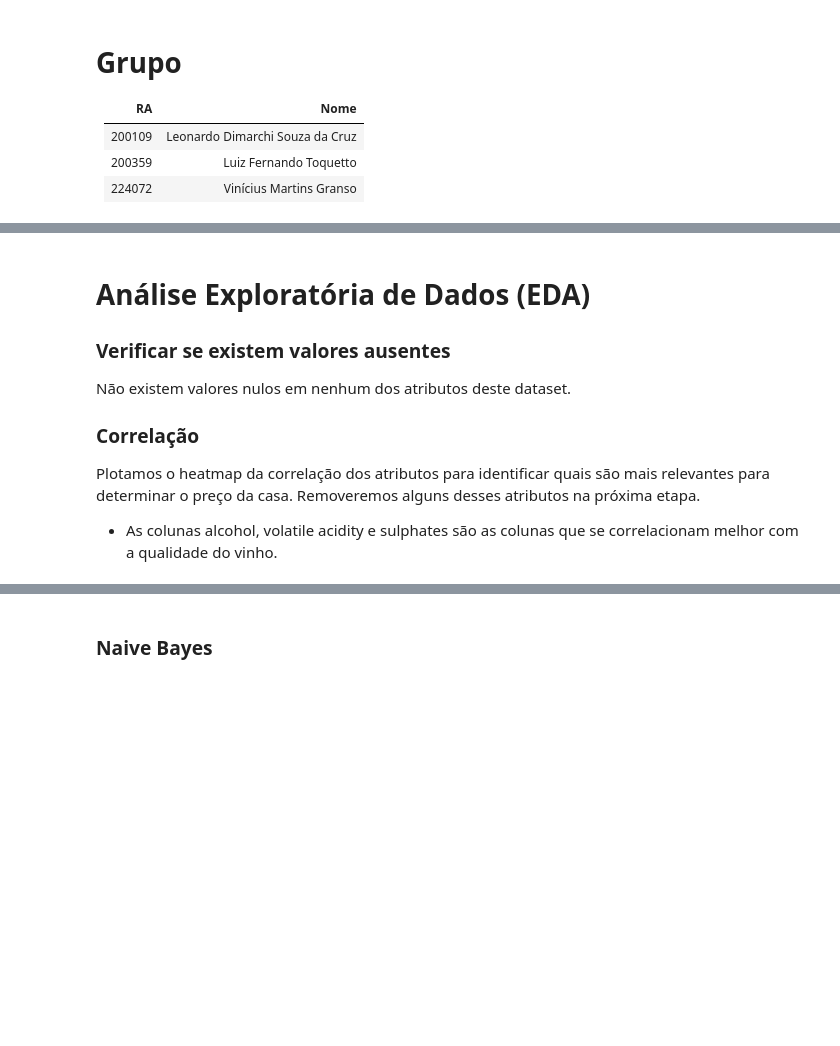
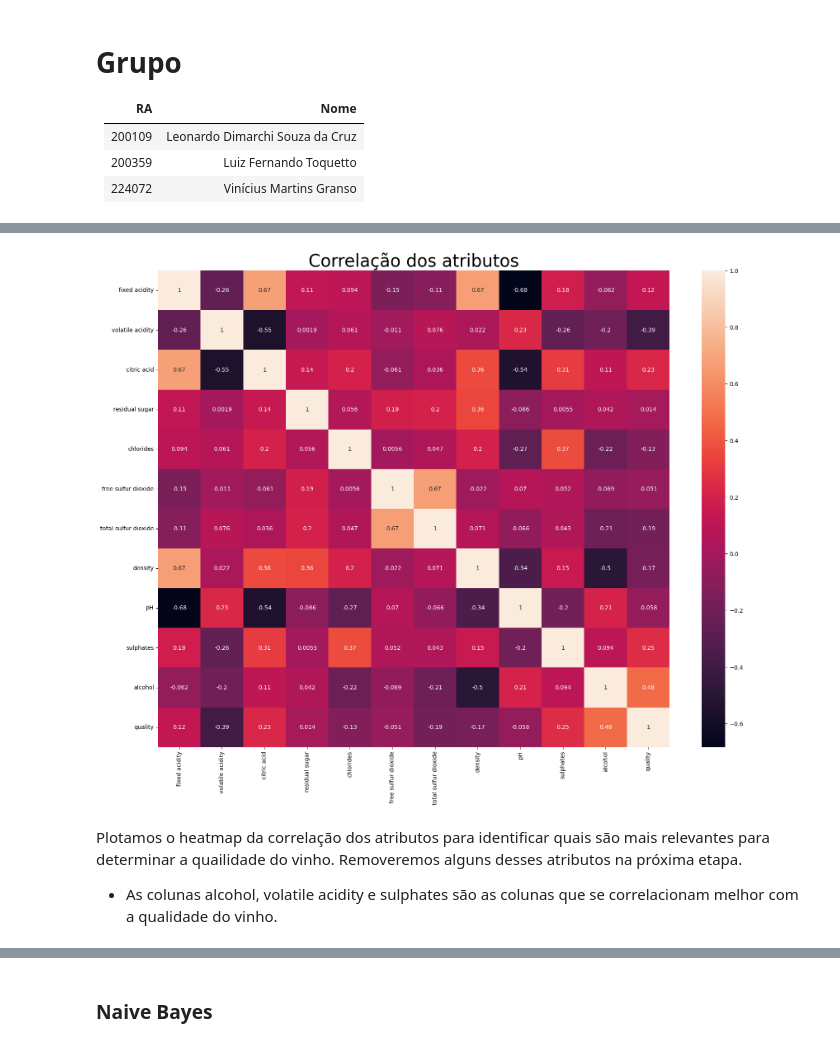
Before and after one commit to leonardodimarchi/ai-regression-and-classification, a Jupyter notebook: classification.ipynb, the cells around one changed output, grey strips where cells are left out. Drawn from its saved outputs; the diff is of its cells as text; code cells hidden in the pictures; blank space fills up the shorter version.

```diff
--- a/classification.ipynb
+++ b/classification.ipynb
@@ -72,13 +89,23 @@ dataset_original.describe()
+# %%
+import matplotlib.pyplot as plt
+import seaborn as sns
+%matplotlib inline
+
+# Realizando a cópia do dataset para manter a cópia original
+dataset = dataset_original.copy()
+
+# Calculando o mapa de correlação
+mapa_de_correlacao = dataset.corr()
+
+# Plotando o mapa de correlação
+plt.figure(figsize=(20,15))
+sns.heatmap(mapa_de_correlacao, annot=True)
+plt.title("Correlação dos atributos",fontsize=30)
+plt.show()
+# %% [output]
+[figure, added]
 # %% [markdown]
-# Análise Exploratória de Dados (EDA)
-
-### Verificar se existem valores ausentes
-
-Não existem valores nulos em nenhum dos atributos deste dataset.
-
-### Correlação
-
-Plotamos o heatmap da correlação dos atributos para identificar quais são mais relevantes para determinar o preço da casa.
+Plotamos o heatmap da correlação dos atributos para identificar quais são mais relevantes para determinar a quailidade do vinho.
 Removeremos alguns desses atributos na próxima etapa.
 
 - As colunas alcohol, volatile acidity e sulphates são as colunas que se correlacionam melhor com a qualidade do vinho.
```
Also changed, not shown: parts of 28 cells of this notebook, 1 other file.
